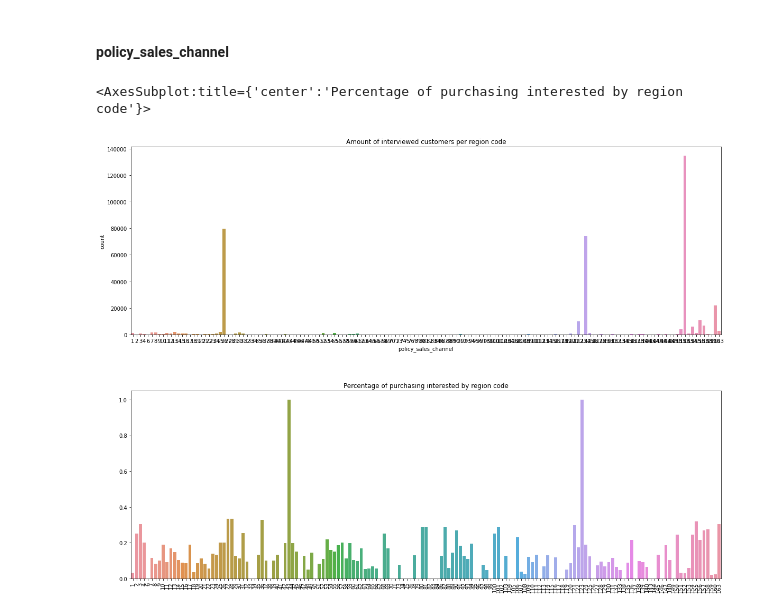
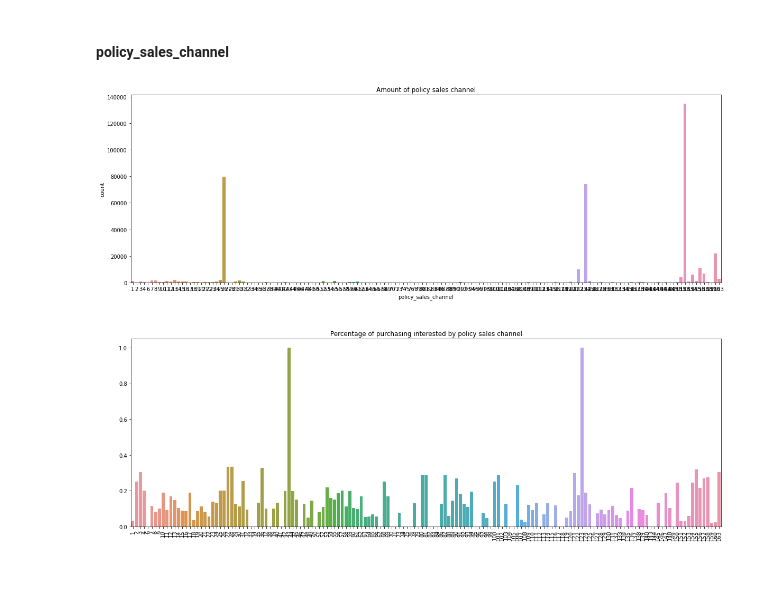
Before and after one commit to gabrielhpr/alphaInsurance, a Jupyter notebook: alphaInsurance.ipynb, the cells around one changed output. Saved outputs shown, nothing was run; the diff lists cells and outputs as text; code cells hidden in the pictures; blank space fills up the shorter version.

```diff
--- a/alphaInsurance.ipynb
+++ b/alphaInsurance.ipynb
@@ -533,30 +581,29 @@ createCategoryPlots(15, 7, df4, 'vehicle_damage', title1, title2,categories, tex
 # %%
 plt.figure(figsize=(20,15))
 plt.subplots_adjust(left=None, bottom=None, right=None, top=None, wspace=0.3, hspace=0.3)
 
 plt.subplot(2,1,1)
-plt.title('Amount of interviewed customers per region code')
+plt.title('Amount of policy sales channel')
 sns.countplot( df4['policy_sales_channel'] )
 
 # Calculating the percentage of interested customers per region code
 df_accept_per_region_code = df4[ df4['response'] == 1 ]
 df_reject_per_region_code = df4[ df4['response'] == 0 ]
 
 accept_l = df_accept_per_region_code.groupby('policy_sales_channel').size().reset_index()
 reject_l = df_reject_per_region_code.groupby('policy_sales_channel').size().reset_index()
 
 aux = pd.merge(accept_l, reject_l, how='outer', on='policy_sales_channel').rename( columns={'0_x':'accept', '0_y':'reject'})
 aux = aux.fillna(value=0)
 
 region_code_accept_num = np.array( aux.sort_values(by='policy_sales_channel')['accept'] )
 region_code_reject_num = np.array( aux.sort_values(by='policy_sales_channel')['reject'] )
 
 region_code_perc_accept = region_code_accept_num / (region_code_accept_num + region_code_reject_num)
 
 plt.subplot(2,1,2)
-plt.title('Percentage of purchasing interested by region code')
+plt.title('Percentage of purchasing interested by policy sales channel')
 plt.xticks(rotation=90)
-sns.barplot(x= np.sort( df4['policy_sales_channel'].unique() ), y=region_code_perc_accept )
+sns.barplot(x= np.sort( df4['policy_sales_channel'].unique() ), y=region_code_perc_accept );
 # %% [output]
-<AxesSubplot:title={'center':'Percentage of purchasing interested by region code'}>
-[figure, old version]
+[figure, new version]
```
Also changed, not shown: parts of 41 cells of this notebook.
